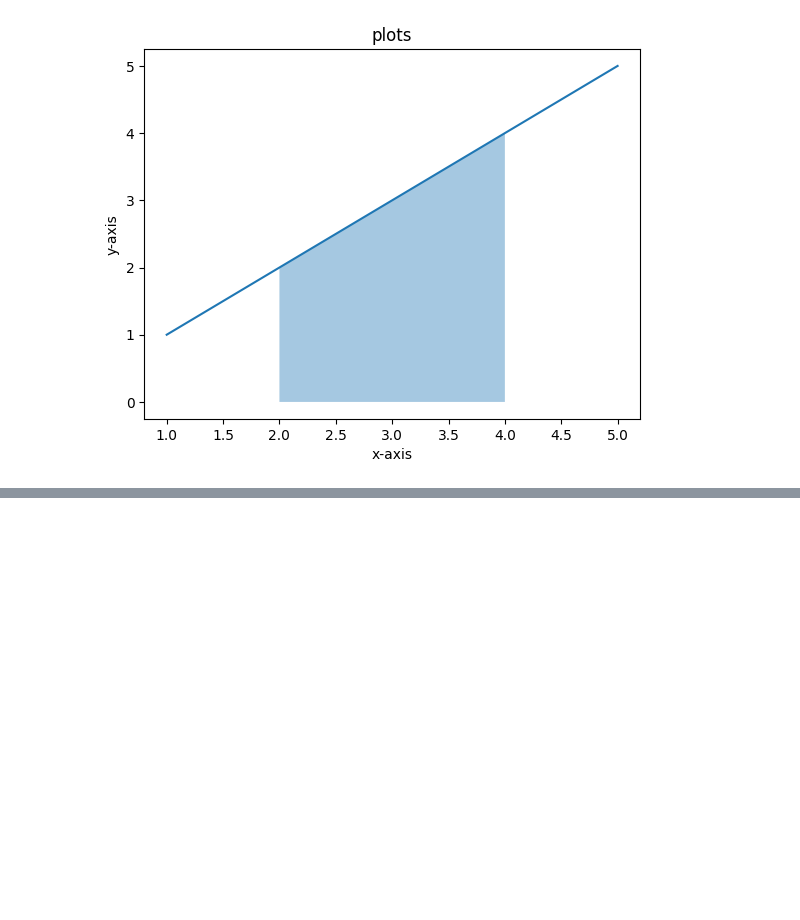
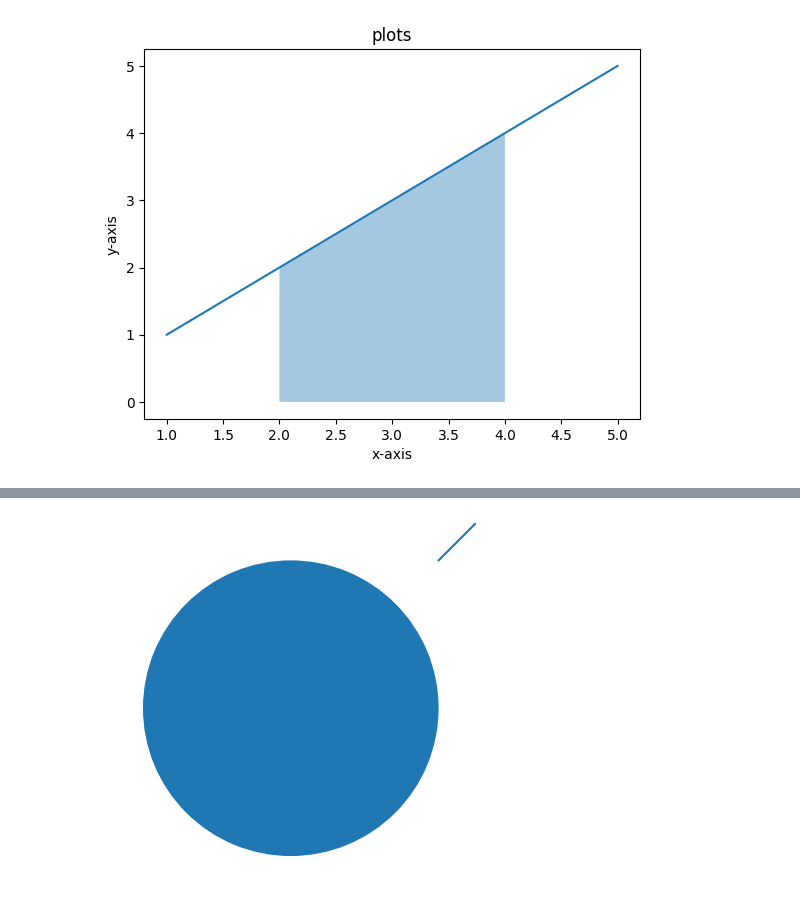
Before and after one commit to Tanay-Dwivedi/DADS-practice, a Jupyter notebook: Python/Matplotlib/matplotlib_practice2.ipynb, the cells around one changed output, grey strips where cells are left out. Saved outputs shown, nothing was run; the diff lists cells and outputs as text; code cells hidden in the pictures; blank space fills up the shorter version.

```diff
--- a/Python/Matplotlib/matplotlib_practice2.ipynb
+++ b/Python/Matplotlib/matplotlib_practice2.ipynb
@@ -383,0 +396,9 @@ plt.show()
+# %%
+x = [1,2,3,4]
+y = [1,2,3,4]
+
+plt.plot(x,y)
+plt.pie([1])
+plt.show()
+# %% [output]
+[figure, added]
```
Also changed, not shown: parts of 12 cells of this notebook, 2 other files.
